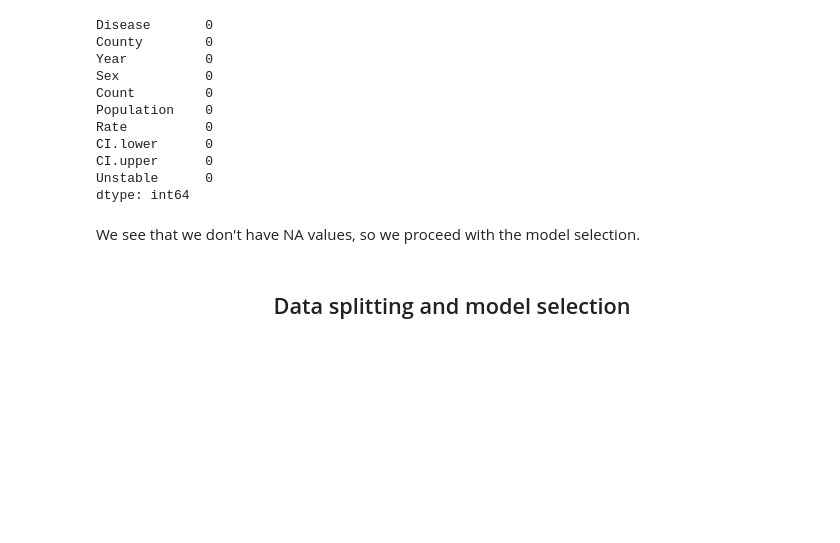
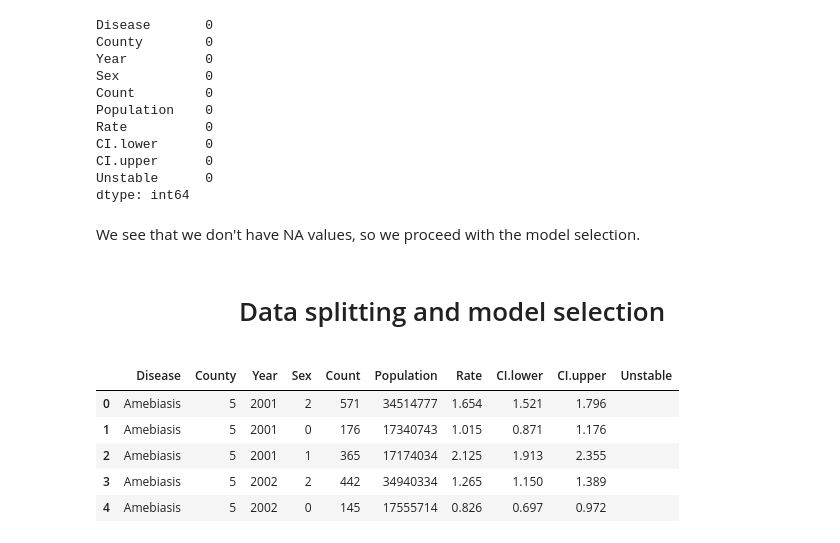
Before and after one commit to gagaleska/Infectious-diseases-prediction, a Jupyter notebook: infectious-diseases-prediction.ipynb, the cells around one changed output. Cells and saved outputs as stored; diff of their text form; code cells hidden in the pictures; blank space fills up the shorter version.

```diff
--- a/infectious-diseases-prediction.ipynb
+++ b/infectious-diseases-prediction.ipynb
@@ -169,5 +216,20 @@ dtype: int64
 We see that we don't have NA values, so we proceed with the model selection.
 # %% [markdown]
 <div align="center" style="font-size:14px;">
-  <h2>Data splitting and model selection</h2>
+  <h1>Data splitting and model selection</h1>
 </div>
+# %%
+# Encode categorical variables
+my_df_encoded = my_df.copy()
+le = LabelEncoder()
+my_df_encoded['Sex'] = le.fit_transform(my_df['Sex'])
+my_df_encoded['County'] = le.fit_transform(my_df['County'])
+
+my_df_encoded.head()
+# %% [output]
+|  | Disease | County | Year | Sex | Count | Population | Rate | CI.lower | CI.upper | Unstable |
+| 0 | Amebiasis | 5 | 2001 | 2 | 571 | 34514777 | 1.654 | 1.521 | 1.796 |  |
+| 1 | Amebiasis | 5 | 2001 | 0 | 176 | 17340743 | 1.015 | 0.871 | 1.176 |  |
+| 2 | Amebiasis | 5 | 2001 | 1 | 365 | 17174034 | 2.125 | 1.913 | 2.355 |  |
+| 3 | Amebiasis | 5 | 2002 | 2 | 442 | 34940334 | 1.265 | 1.150 | 1.389 |  |
+| 4 | Amebiasis | 5 | 2002 | 0 | 145 | 17555714 | 0.826 | 0.697 | 0.972 |  |
```
Also changed, not shown: parts of 10 cells of this notebook.
